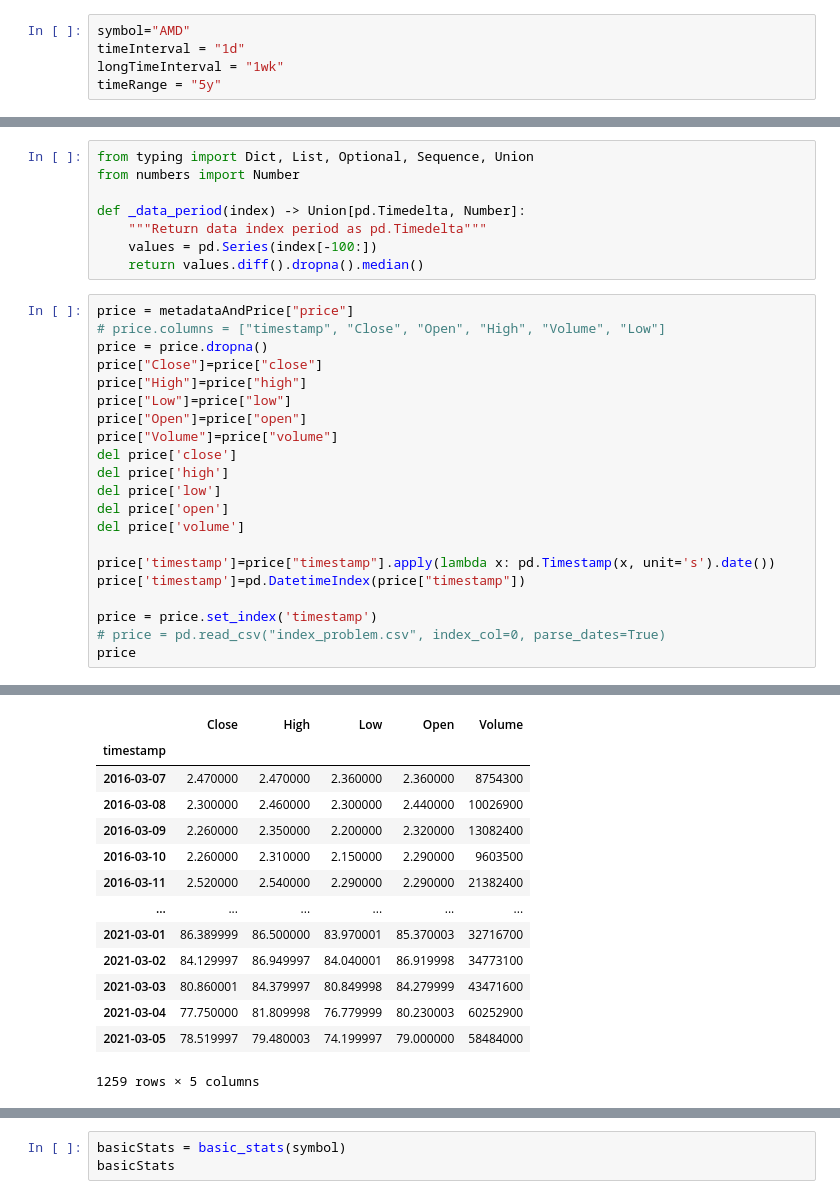
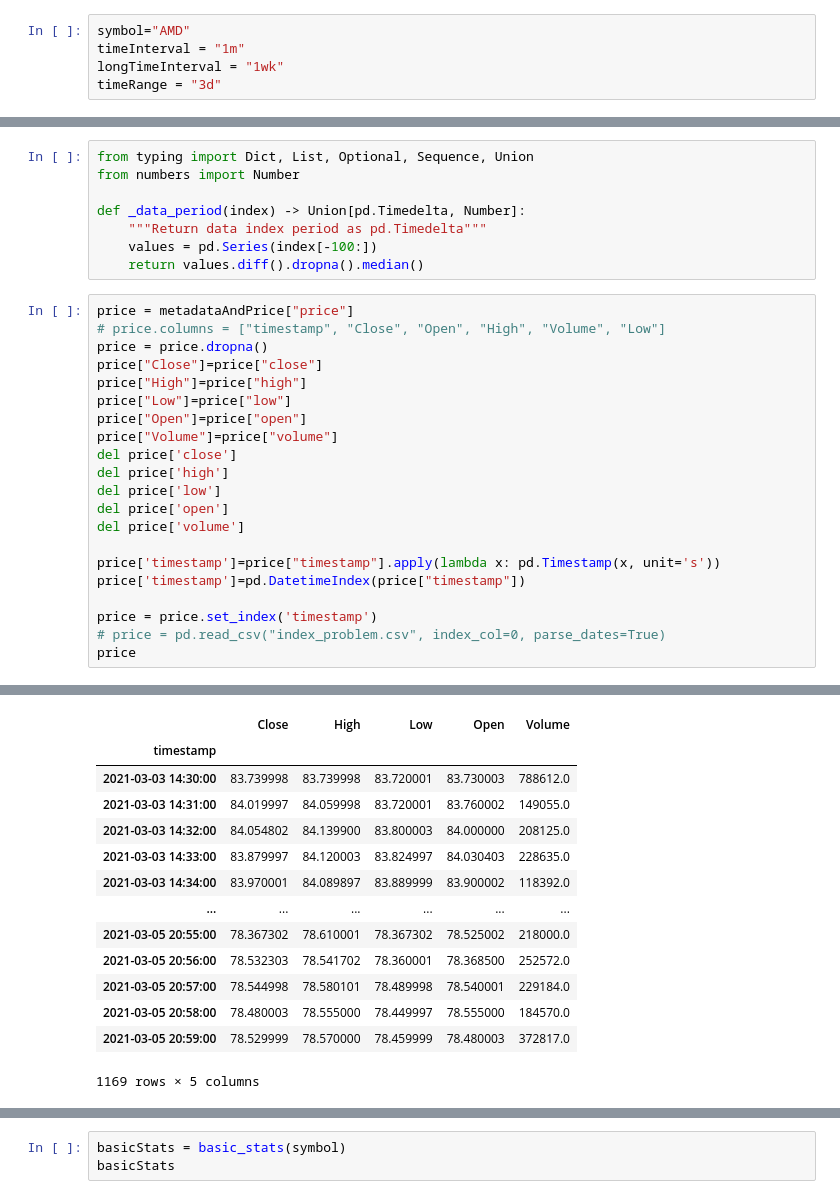
Before and after one commit to ericsturman/jupyter-finance-with-scraping, a Jupyter notebook: moving-averages-and-stocastics.ipynb, the cells around one changed output, grey strips where cells are left out. Cells and saved outputs as stored; diff of their text form.

```diff
--- a/moving-averages-and-stocastics.ipynb
+++ b/moving-averages-and-stocastics.ipynb
@@ -4,9 +4,9 @@ import numpy as np
 import pandas as pd
 # %%
 symbol="AMD"
-timeInterval = "1d"
+timeInterval = "1m"
 longTimeInterval = "1wk"
-timeRange = "5y"
+timeRange = "3d"
 # %%
 metadataAndPrice = metadata_price_action(symbol, timeInterval, timeRange)
 metadata = metadataAndPrice["metadata"]
@@ -76,7 +76,7 @@ del price['low']
 del price['open']
 del price['volume']
 
-price['timestamp']=price["timestamp"].apply(lambda x: pd.Timestamp(x, unit='s').date())
+price['timestamp']=price["timestamp"].apply(lambda x: pd.Timestamp(x, unit='s'))
 price['timestamp']=pd.DatetimeIndex(price["timestamp"])
 
 price = price.set_index('timestamp')
@@ -86,17 +103,17 @@ price
 |  | Close | High | Low | Open | Volume |
 | timestamp |  |  |  |  |  |
-| 2016-03-07 | 2.470000 | 2.470000 | 2.360000 | 2.360000 | 8754300 |
-| 2016-03-08 | 2.300000 | 2.460000 | 2.300000 | 2.440000 | 10026900 |
-| 2016-03-09 | 2.260000 | 2.350000 | 2.200000 | 2.320000 | 13082400 |
-| 2016-03-10 | 2.260000 | 2.310000 | 2.150000 | 2.290000 | 9603500 |
-| 2016-03-11 | 2.520000 | 2.540000 | 2.290000 | 2.290000 | 21382400 |
+| 2021-03-03 14:30:00 | 83.739998 | 83.739998 | 83.720001 | 83.730003 | 788612.0 |
+| 2021-03-03 14:31:00 | 84.019997 | 84.059998 | 83.720001 | 83.760002 | 149055.0 |
+| 2021-03-03 14:32:00 | 84.054802 | 84.139900 | 83.800003 | 84.000000 | 208125.0 |
+| 2021-03-03 14:33:00 | 83.879997 | 84.120003 | 83.824997 | 84.030403 | 228635.0 |
+| 2021-03-03 14:34:00 | 83.970001 | 84.089897 | 83.889999 | 83.900002 | 118392.0 |
 | ... | ... | ... | ... | ... | ... |
-| 2021-03-01 | 86.389999 | 86.500000 | 83.970001 | 85.370003 | 32716700 |
-| 2021-03-02 | 84.129997 | 86.949997 | 84.040001 | 86.919998 | 34773100 |
-| 2021-03-03 | 80.860001 | 84.379997 | 80.849998 | 84.279999 | 43471600 |
-| 2021-03-04 | 77.750000 | 81.809998 | 76.779999 | 80.230003 | 60252900 |
-| 2021-03-05 | 78.519997 | 79.480003 | 74.199997 | 79.000000 | 58484000 |
+| 2021-03-05 20:55:00 | 78.367302 | 78.610001 | 78.367302 | 78.525002 | 218000.0 |
+| 2021-03-05 20:56:00 | 78.532303 | 78.541702 | 78.360001 | 78.368500 | 252572.0 |
+| 2021-03-05 20:57:00 | 78.544998 | 78.580101 | 78.489998 | 78.540001 | 229184.0 |
+| 2021-03-05 20:58:00 | 78.480003 | 78.555000 | 78.449997 | 78.555000 | 184570.0 |
+| 2021-03-05 20:59:00 | 78.529999 | 78.570000 | 78.459999 | 78.480003 | 372817.0 |
-1259 rows × 5 columns
+1169 rows × 5 columns
 # %%
 longPrice = longMetadataAndPrice["price"]
 # longPrice.columns = ["timestamp", "Close", "Open", "High", "Volume", "Low"]
```
Also changed, not shown: parts of 5 cells of this notebook.
